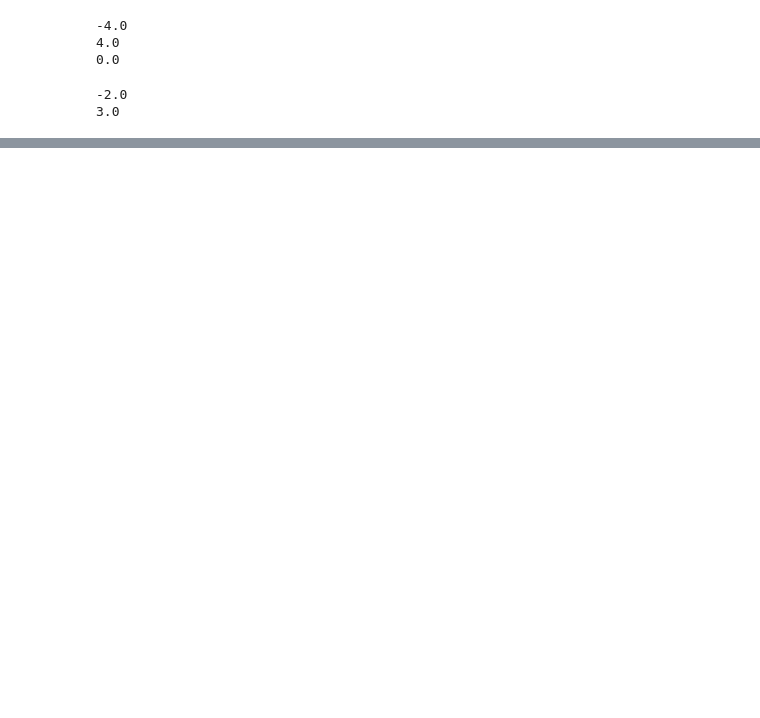
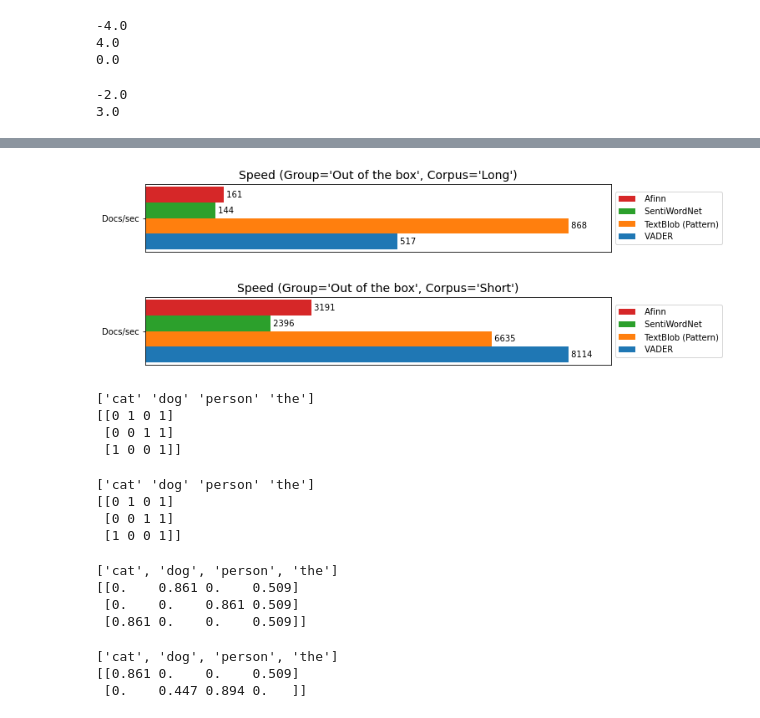
Before and after one commit to a-stephen/sentiment-analysis, a Jupyter notebook: senti_analysis.ipynb, the cells around one changed output, grey strips where cells are left out. Cells and saved outputs as stored; diff of their text form; code cells hidden in the pictures; blank space fills up the shorter version.

```diff
--- a/senti_analysis.ipynb
+++ b/senti_analysis.ipynb
@@ -421,0 +433,53 @@ print_results()
+# %%
+plot_results('Out of the box', var_names=['Docs/sec'], title='Speed', relative=True, lower_limit=0.3, upper_limit=1.0)
+# %% [output]
+[figure, added]
+[figure, added]
+# %%
+# Vectorizers
+
+count_vectorizer = CountVectorizer()
+corpus = ["The dog", "The person", "The cat"]
+count_vectorizer.fit(corpus)
+
+print(count_vectorizer.get_feature_names_out())
+print(count_vectorizer.transform(corpus).toarray())
+# %% [output]
+['cat' 'dog' 'person' 'the']
+[[0 1 0 1]
+ [0 0 1 1]
+ [1 0 0 1]]
+# %%
+test_set = ["The one cat", "Person Dog Person"]
+
+print(count_vectorizer.get_feature_names_out())
+print(count_vectorizer.transform(corpus).toarray()) # Word that were not seen in the corpus are ignored
+# %% [output]
+['cat' 'dog' 'person' 'the']
+[[0 1 0 1]
+ [0 0 1 1]
+ [1 0 0 1]]
+# %%
+# TfidfVectroizer
+
+corpus = ['The dog', 'The person', 'The cat']
+
+tfidf_vectorizer = TfidfVectorizer()
+tfidf_vectorizer.fit(corpus) # return a modified TfidfVectorizer object
+
+print(tfidf_vectorizer.get_feature_names()) # get name of unique words
+print(tfidf_vectorizer.transform(corpus).toarray().round(3)) # transforms the each element of the corpus into an array (not into 0 & 1; but value between 0 and 1)
+# %% [output]
+['cat', 'dog', 'person', 'the']
+[[0.    0.861 0.    0.509]
+ [0.    0.    0.861 0.509]
+ [0.861 0.    0.    0.509]]
+# %%
+test_set = ['The one cat', 'A person and a dog person']
+
+print(tfidf_vectorizer.get_feature_names())
+print(tfidf_vectorizer.transform(test_set).toarray().round(3))
+# %% [output]
+['cat', 'dog', 'person', 'the']
+[[0.861 0.    0.    0.509]
+ [0.    0.447 0.894 0.   ]]
```
Also changed, not shown: parts of 19 cells of this notebook.
